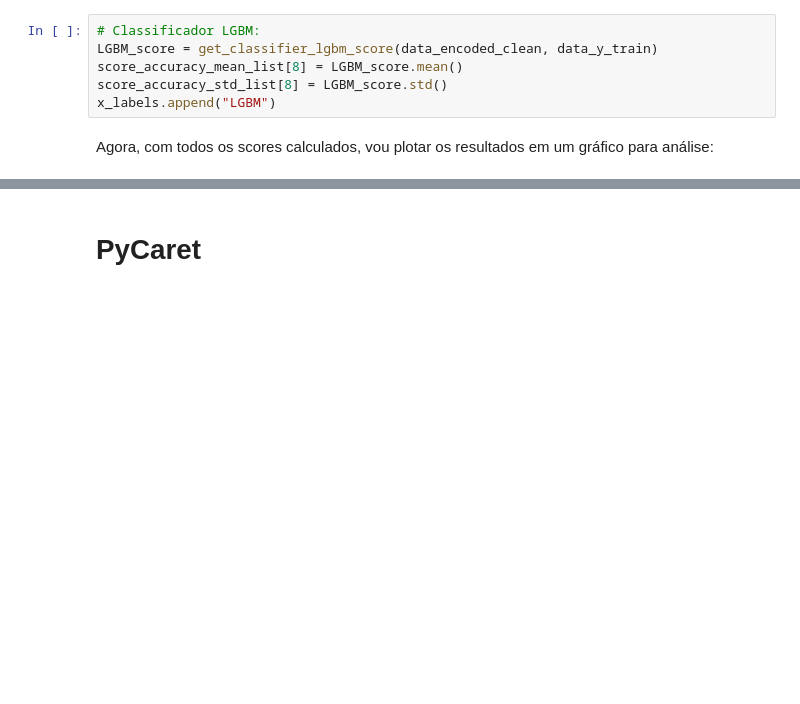
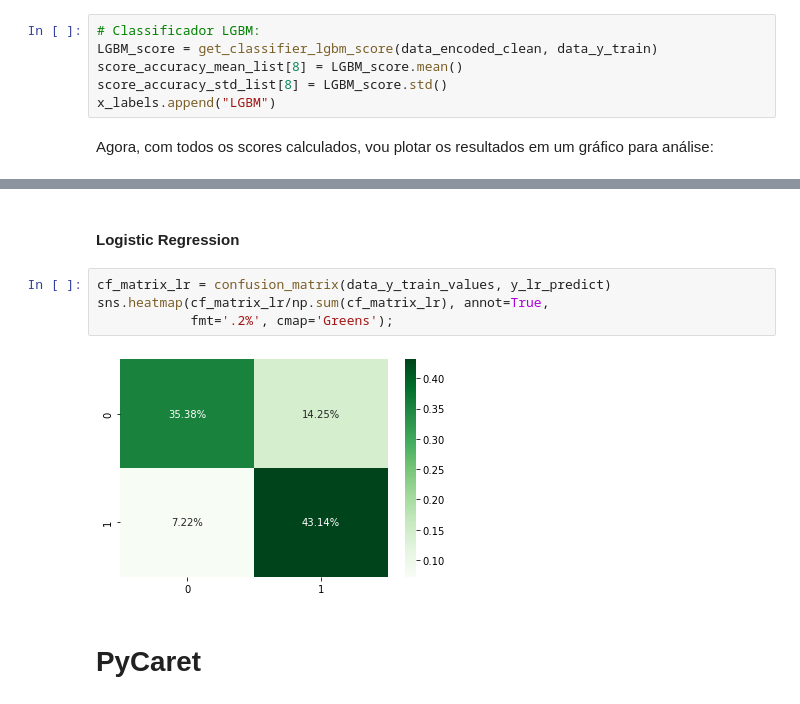
Before and after one commit to henriquemf/projeto-machine-learning, a Jupyter notebook: projeto.ipynb, the cells around one changed output, grey strips where cells are left out. Drawn from its saved outputs; the diff is of its cells as text; blank space fills up the shorter version.

```diff
--- a/projeto.ipynb
+++ b/projeto.ipynb
@@ -930,3 +1150,11 @@ pd.DataFrame({
+# %% [markdown]
+#### Logistic Regression
+# %%
+cf_matrix_lr = confusion_matrix(data_y_train_values, y_lr_predict)
+sns.heatmap(cf_matrix_lr/np.sum(cf_matrix_lr), annot=True,
+            fmt='.2%', cmap='Greens');
+# %% [output]
+[figure, added]
 # %% [markdown]
 # PyCaret
 # %% [markdown]
```
Also changed, not shown: parts of 43 cells of this notebook, 4 other files.
